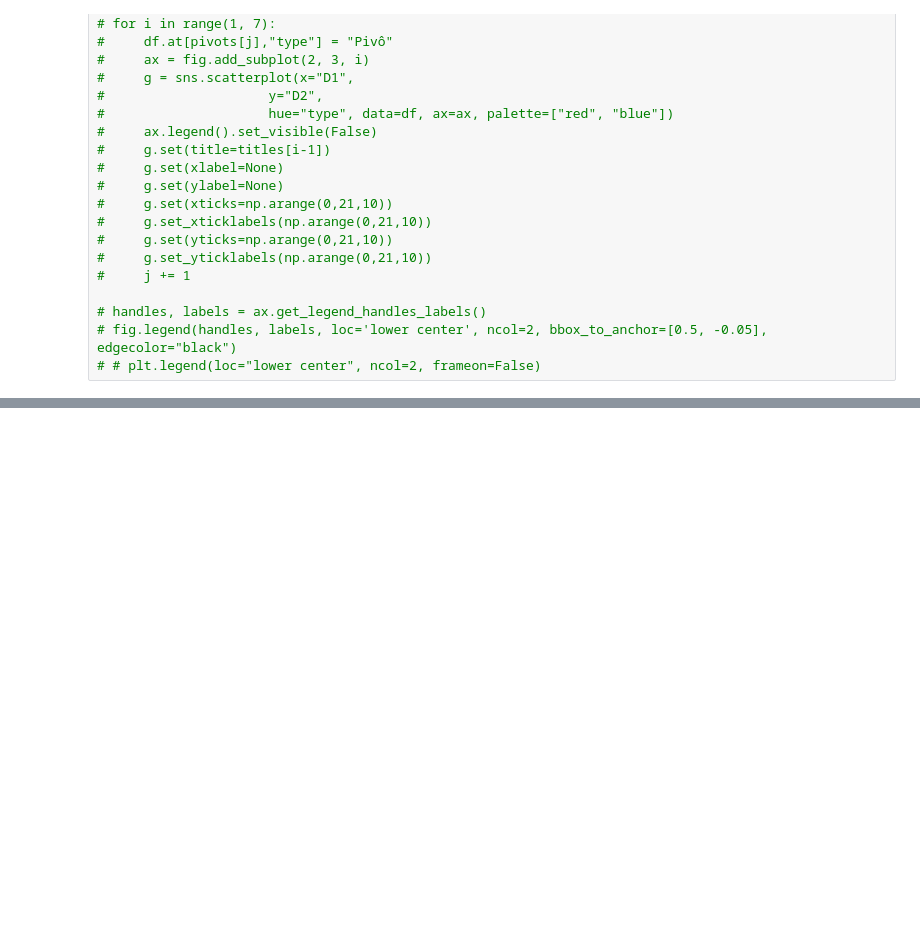
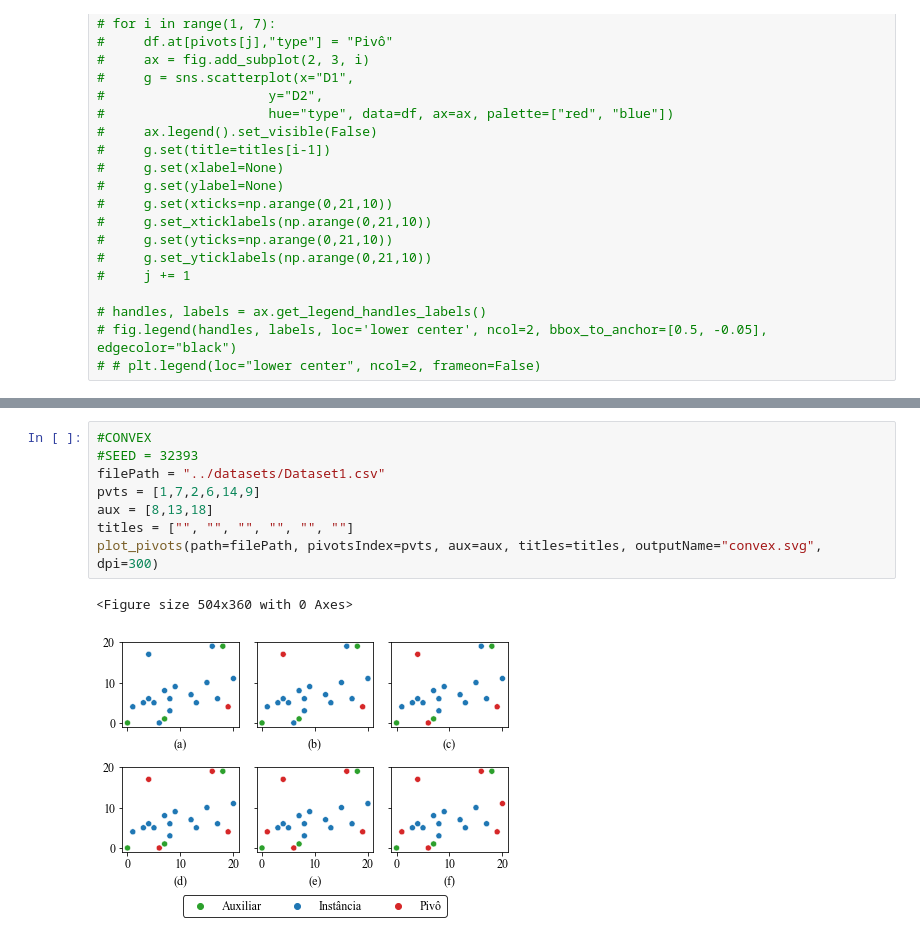
Before and after one commit to JoaoVitorLeite/gervLibProject, a Jupyter notebook: gervLib_Project/gervLib/python/plot_pivots.ipynb, the cells around one changed output, grey strips where cells are left out. Cells and saved outputs as stored; diff of their text form; blank space fills up the shorter version.

```diff
--- a/gervLib_Project/gervLib/python/plot_pivots.ipynb
+++ b/gervLib_Project/gervLib/python/plot_pivots.ipynb
@@ -81,0 +133,11 @@ plot_pivots("../datasets/Dataset1.csv", [2,2,19,5,6,4], ' ', None)
+# %%
+#CONVEX
+#SEED = 32393
+filePath = "../datasets/Dataset1.csv"
+pvts = [1,7,2,6,14,9]
+aux = [8,13,18]
+titles = ["", "", "", "", "", ""]
+plot_pivots(path=filePath, pivotsIndex=pvts, aux=aux, titles=titles, outputName="convex.svg", dpi=300)
+# %% [output]
+<Figure size 504x360 with 0 Axes>
+[figure, added]
```
Also changed, not shown: parts of 15 cells of this notebook, 24 other files.
